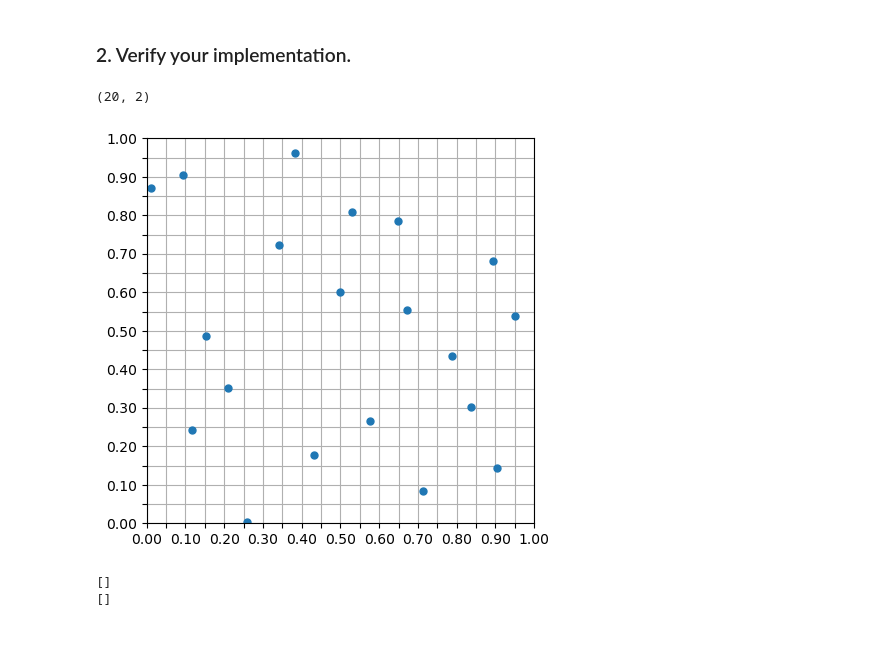
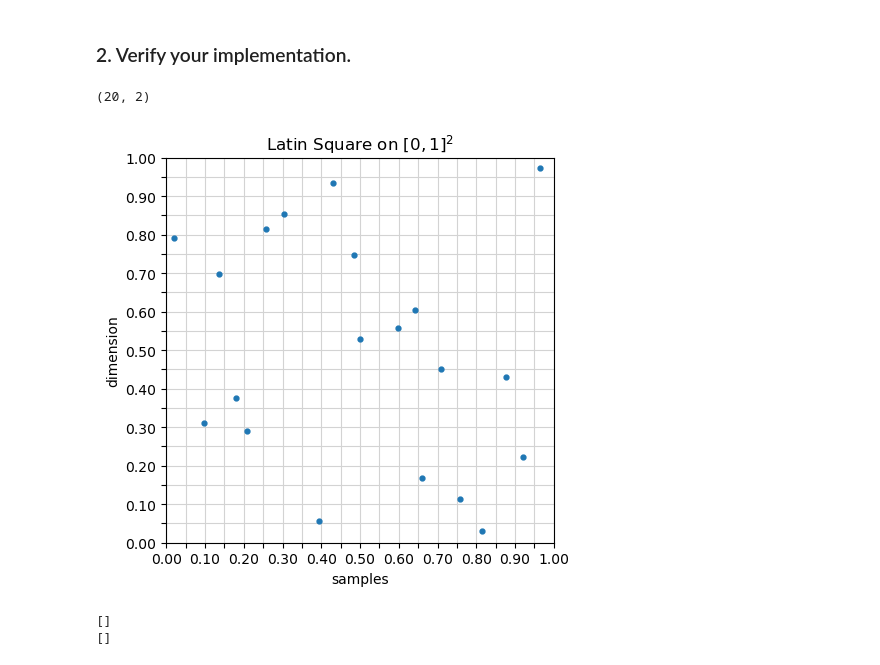
Before and after one commit to maximilian-nowak/uq-assignments, a Jupyter notebook: notebooks/Assignment_2.ipynb, the cells around one changed output. Cells and saved outputs as stored; diff of their text form; code cells hidden in the pictures; blank space fills up the shorter version.

Commit message:
labels and title for latin square plot

```diff
--- a/notebooks/Assignment_2.ipynb
+++ b/notebooks/Assignment_2.ipynb
@@ -59,25 +62,36 @@ pass
 # %% [markdown]
 ### 2. Verify your implementation.
 # %%
-samples = latin_hypercube_uniform(2, 20)
+# set random seed for reproducability
+# WARNING! Comment this line for production use
+np.random.seed(42)
+
+# generate latin hypercube samples and visualize result
+dim = 2
+n_samples = 20
+samples = latin_hypercube_uniform(dim, n_samples)
 print(samples.shape)
+
 
 fig = plt.figure(figsize=(5,5))
 ax = fig.gca()
+ax.set_title("Latin Square on " + r"$[0, 1]^2$")
 ax.set_xlim([0, 1])
 ax.set_ylim([0, 1])
 ax.set_xticks(np.arange(0, 1.01, 0.05))
 ax.set_yticks(np.arange(0, 1.01, 0.05))
 ax.set_xticklabels([x if not i%2 else "" for i, x in enumerate(ax.get_xticklabels())])
 ax.set_yticklabels([y if not i%2 else "" for i, y in enumerate(ax.get_yticklabels())])
-plt.rc('grid', linestyle="--", color='lightgrey')
+ax.set_xlabel('samples')
+ax.set_ylabel('dimension')
+plt.rc('grid', linestyle="-", color='lightgrey')
 plt.grid()
 
-plt.plot(samples[:, 0], samples[:, 1], ".", markersize="10")
+plt.plot(samples[:, 0], samples[:, 1], ".", markersize="7")
 plt.show()
 # %% [output]
 (20, 2)
-[figure, old version]
+[figure, new version]
 # %%
 # as proof check for duplicate values
 u_col, c_col = np.unique(samples[:, 0], return_counts=True)
```
Also changed, not shown: parts of 4 cells of this notebook.
